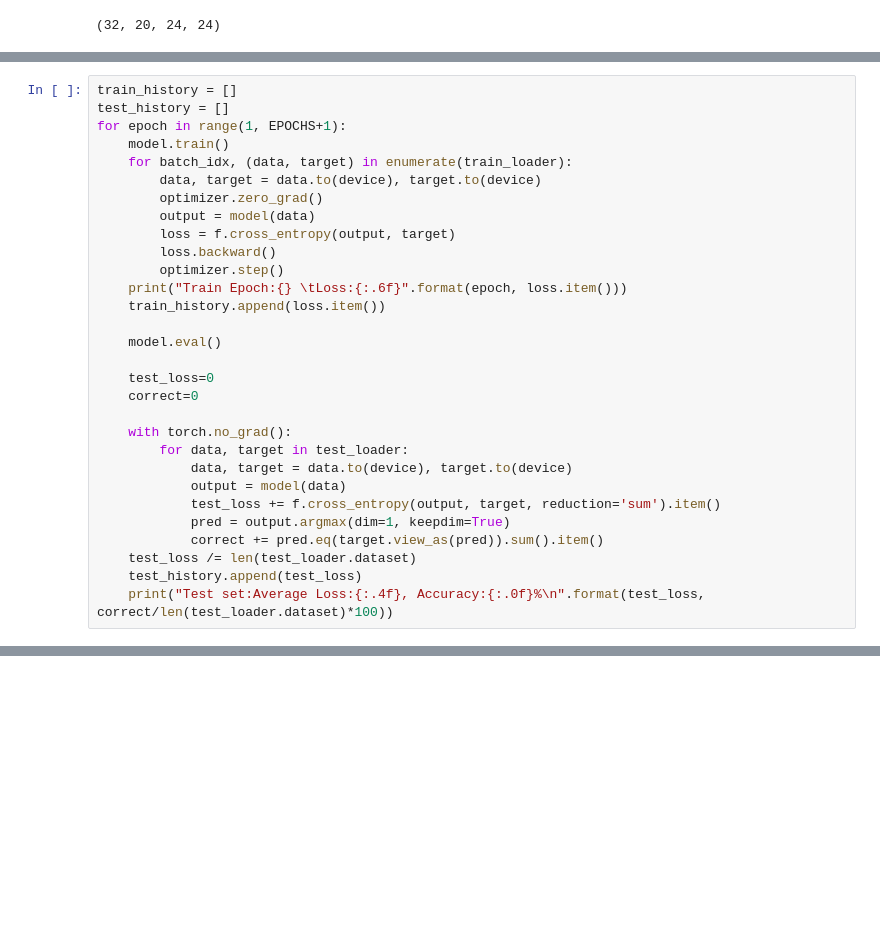
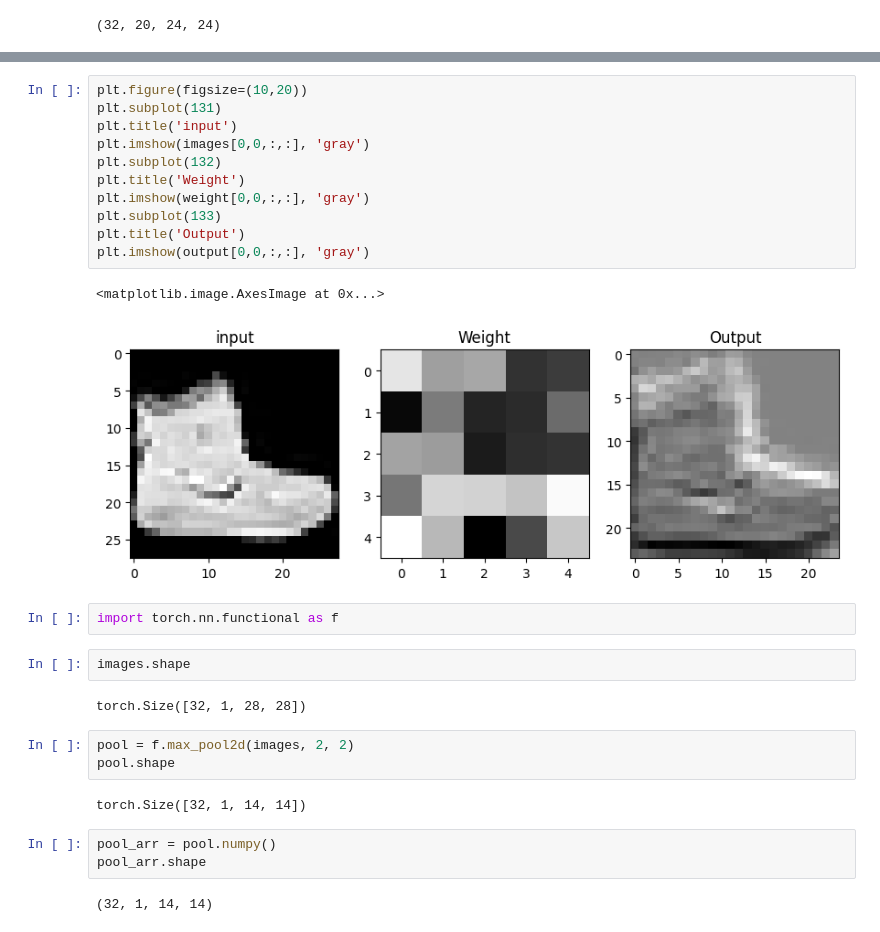
Before and after one commit to kdkim2000/JAkorea, a Jupyter notebook: DL/cnn.ipynb, the cells around one changed output, grey strips where cells are left out. Cells and saved outputs as stored; diff of their text form; blank space fills up the shorter version.

```diff
--- a/DL/cnn.ipynb
+++ b/DL/cnn.ipynb
@@ -177,30 +104,0 @@ optimizer = optim.SGD(model.parameters(), lr=0.01)
-# %%
-train_history = []
-test_history = []
-for epoch in range(1, EPOCHS+1):
-    model.train()
-    for batch_idx, (data, target) in enumerate(train_loader):
-        data, target = data.to(device), target.to(device)
-        optimizer.zero_grad()
-        output = model(data)
-        loss = f.cross_entropy(output, target)
-        loss.backward()
-        optimizer.step()
-    print("Train Epoch:{} \tLoss:{:.6f}".format(epoch, loss.item()))
-    train_history.append(loss.item())
-
-    model.eval()
-
-    test_loss=0
-    correct=0
-
-    with torch.no_grad():
-        for data, target in test_loader:
-            data, target = data.to(device), target.to(device)
-            output = model(data)
-            test_loss += f.cross_entropy(output, target, reduction='sum').item()
-            pred = output.argmax(dim=1, keepdim=True)
-            correct += pred.eq(target.view_as(pred)).sum().item()
-    test_loss /= len(test_loader.dataset)
-    test_history.append(test_loss)
-    print("Test set:Average Loss:{:.4f}, Accuracy:{:.0f}%\n".format(test_loss, correct/len(test_loader.dataset)*100))
@@ -220,0 +105,30 @@ plt.show()
+# %%
+plt.figure(figsize=(10,20))
+plt.subplot(131)
+plt.title('input')
+plt.imshow(images[0,0,:,:], 'gray')
+plt.subplot(132)
+plt.title('Weight')
+plt.imshow(weight[0,0,:,:], 'gray')
+plt.subplot(133)
+plt.title('Output')
+plt.imshow(output[0,0,:,:], 'gray')
+# %% [output]
+<matplotlib.image.AxesImage at 0x...>
+[figure, added]
+# %%
+import torch.nn.functional as f
+# %%
+images.shape
+# %% [output]
+torch.Size([32, 1, 28, 28])
+# %%
+pool = f.max_pool2d(images, 2, 2)
+pool.shape
+# %% [output]
+torch.Size([32, 1, 14, 14])
+# %%
+pool_arr = pool.numpy()
+pool_arr.shape
+# %% [output]
+(32, 1, 14, 14)
```
Also changed, not shown: parts of 19 cells of this notebook, 3 other files.
